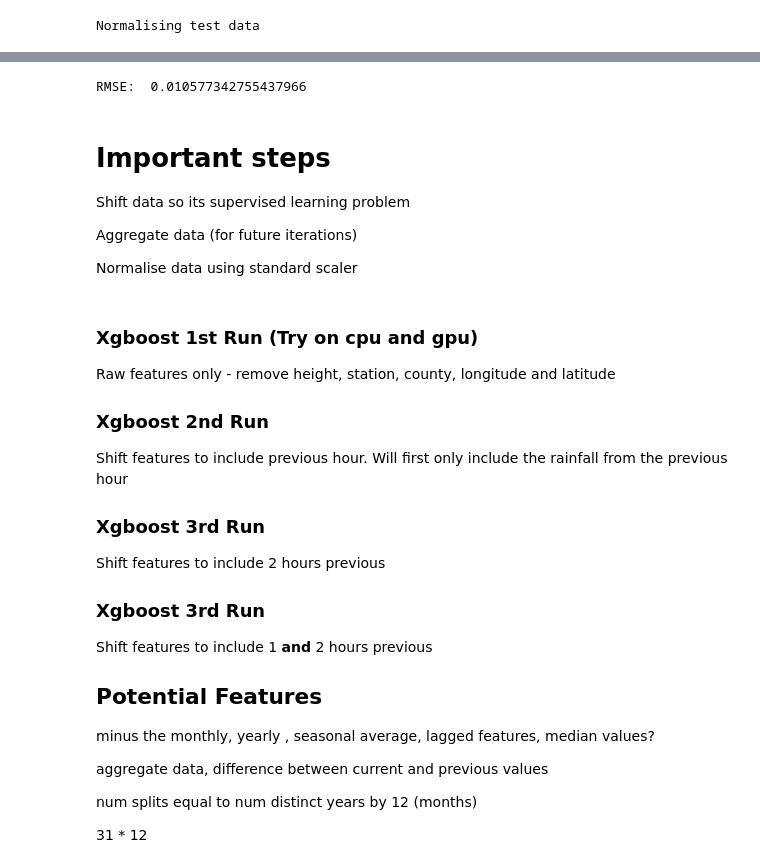
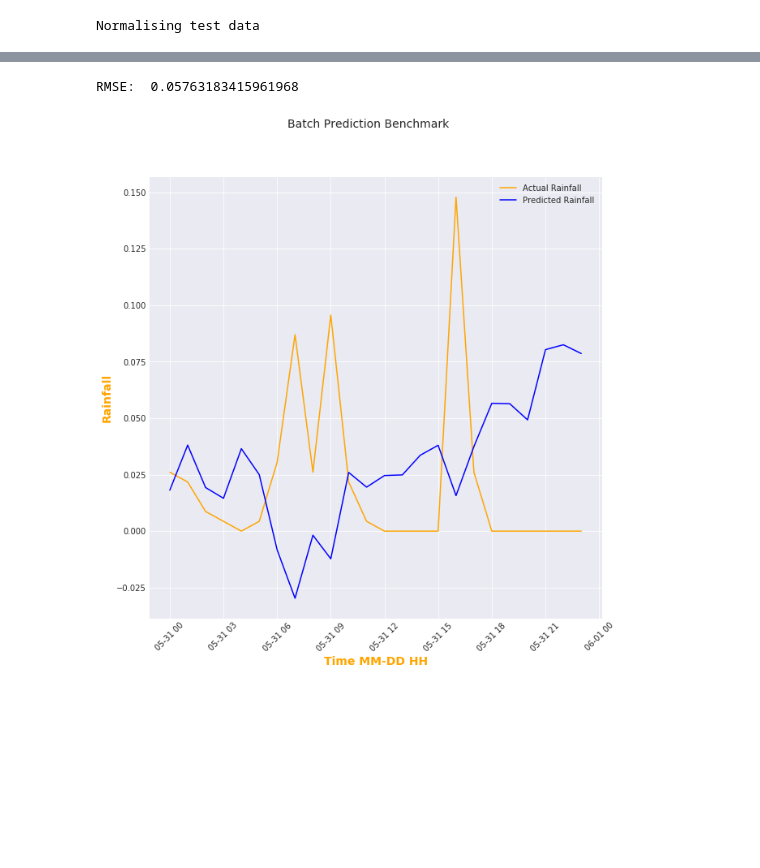
Before and after one commit to GsProjects/Thesis, a Jupyter notebook: Code/LSTM Country Prediction.ipynb, the cells around one changed output, grey strips where cells are left out. Saved outputs shown, nothing was run; the diff lists cells and outputs as text; code cells hidden in the pictures; blank space fills up the shorter version.

Commit message:
Multiple benchmarks created

```diff
--- a/Code/LSTM Country Prediction.ipynb
+++ b/Code/LSTM Country Prediction.ipynb
@@ -197,15 +201,19 @@ def convert_to_supervised(data):
 
     data['target_rainfall'] = temp
 
+    data.drop(columns = ['rain'], inplace=True)
     data.drop(data.index[len(data)-1], inplace=True)
     data.drop(data.index[0], inplace=True)
     data.fillna(data.mean(), inplace=True)
-    data.reset_index(inplace=True, drop=True)
+    #data.reset_index(inplace=True, drop=True)
 
     return data
 # %%
 def normalise_data(data):
     print('Normalising test data')
+    index = data.index
+    target = data['target_rainfall'] #dont normalise target so output doesnt require inverse scaling
+
     data.drop(columns = ['target_rainfall'], inplace=True)
     column_names = data.columns
     scaler = MinMaxScaler()
@@ -213,5 +221,5 @@ def normalise_data(data):
 
     normalised_data = pd.DataFrame(normalised_data, columns=column_names)
 
-    return [normalised_data, scaler]
+    return [normalised_data, scaler, target, index]
 # %%
@@ -261,12 +269,25 @@ def train_lstm(Xtrain, Ytrain, Xtest, Ytest):
 
     return test_model
 # %%
-def test_lstm(test_model, Xtest, Ytest, scaler):
+def batch_test_lstm(test_model, Xtest, Ytest, scaler,index):
     Ytest = Ytest.values
     predicted_output = []
-    Xtest = Xtest.reshape(len(Xtest),1,25)
+    Xtest = Xtest.reshape(len(Xtest),1,12)
     predicted_output.append(test_model.predict(Xtest, batch_size=len(Xtest)))
     print('RMSE: ', math.sqrt(mean_squared_error(Ytest, predicted_output[0])))
+    print('\n')
+    data = pd.DataFrame({'Actual':Ytest, 'Predicted':predicted_output[0].flatten()})
+    data['date'] = index[-len(Xtest):]
+
+    plt.figure(figsize=(10,10))
+    plt.suptitle('Batch Prediction Benchmark',fontsize='14')
+
+    plt.plot('date', 'Actual', data=data, color="orange", label='Actual Rainfall')
+    plt.plot('date', 'Predicted', data=data, color="blue", label='Predicted Rainfall')
+    plt.xlabel('Time MM-DD HH', fontweight='bold', color = 'orange', fontsize='14')
+    plt.ylabel('Rainfall', fontweight='bold', color = 'orange', fontsize='14')
+    plt.xticks(rotation=45)
+    plt.legend()
 
     #Code for sequential predictions
     '''for i in range(len(Xtest)):
@@ -357,38 +381,5 @@ Wall time: 6min 47s
 # %%
-test_lstm(test_model, lstm_data[2], lstm_data[3], normalised_data[1])
+batch_test_lstm(test_model, lstm_data[2], lstm_data[3], normalised_data[1],normalised_data[3])
 # %% [output]
-RMSE:  0.010577342755437966
+RMSE:  0.05763183415961968
+[figure, added]
-# %% [markdown]
-# Important steps
-
-Shift data so its supervised learning problem
-
-Aggregate data (for future iterations)
-
-Normalise data using standard scaler
-# %% [markdown]
-### Xgboost 1st Run (Try on cpu and gpu)
-
-Raw features only - remove height, station, county, longitude and latitude
-
-### Xgboost 2nd Run
-
-Shift features to include previous hour. Will first only include the rainfall from the previous hour
-
-### Xgboost 3rd Run
-
-Shift features to include 2 hours previous
-
-### Xgboost 3rd Run
-
-Shift features to include 1 **and** 2 hours previous
-
-
-## Potential Features
-minus the monthly, yearly , seasonal average, lagged features, median values?
-
-aggregate data, difference between current and previous values
-
-num splits equal to num distinct years by 12 (months)
-
-31 * 12
```
Also changed, not shown: parts of 17 cells of this notebook.
